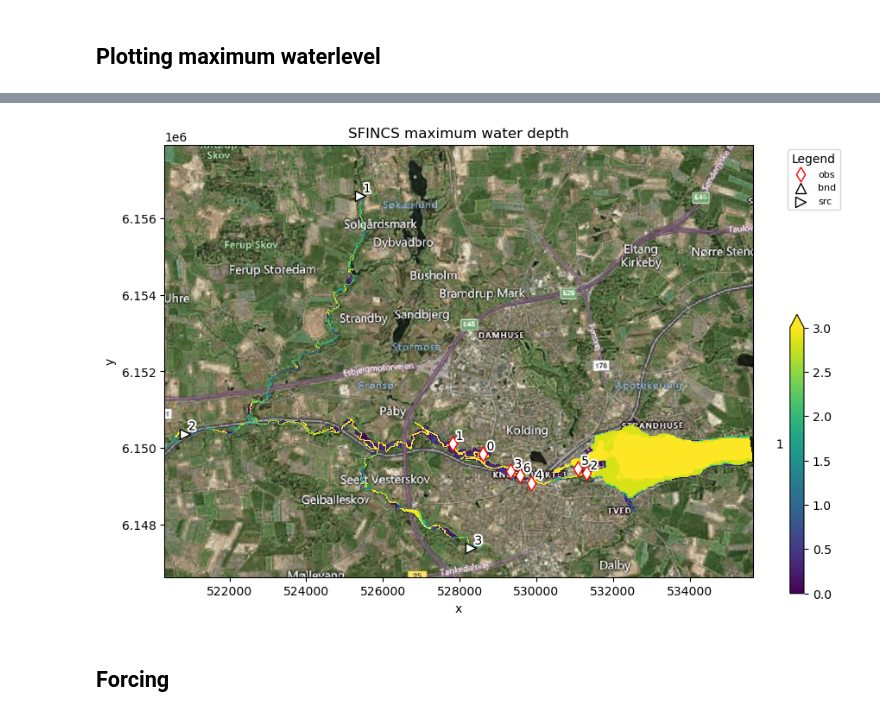
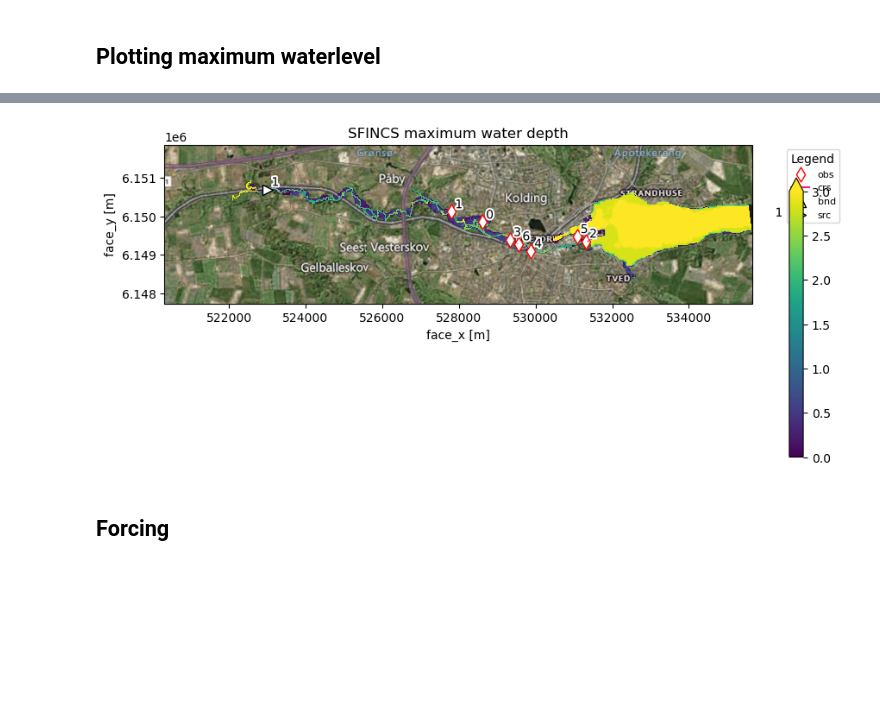
Before and after one commit to Deltares-research/DCA_sfincs, a Jupyter notebook: 02_scripts/4_postprocess_sfincs.ipynb, the cells around one changed output, grey strips where cells are left out. Drawn from its saved outputs; the diff is of its cells as text; code cells hidden in the pictures; blank space fills up the shorter version.

```diff
--- a/02_scripts/4_postprocess_sfincs.ipynb
+++ b/02_scripts/4_postprocess_sfincs.ipynb
@@ -16,7 +16,7 @@ from hydromt.log import setuplog
 # %%
 #sfincs_root_base = r"c:\git\sfincs_alblasserwaard\sfincs_discharge_base"  # (relative) path to sfincs root
 
-sfincs_root = r"p:\11209905-dca-sfincs-river\01_models\reduced_fixbridges\KoldingA_PAK_res25_sub5_riv3m"
+sfincs_root = r"p:\11209905-dca-sfincs-river\01_models\discharge_anlysis_base\kolding\res_25_subgrid_5m_riv_zb"
 #scenario_name = f"WL_{waterlevel}_breach_{breach}_depth_adjust_{depth_adjust}"
 
 working_dir = os.path.abspath(".")
@@ -42,10 +42,18 @@ dep = mod.data_catalog.get_rasterdataset("DEM_5x5m")
 # %% [markdown]
 ## Plotting maximum waterlevel
 # %%
-zsmax = mod.results["zs"]
+map_results = xr.open_dataset(join(mod.root, "sfincs_map.nc"), decode_times=False)
+
+
+#zsmax = mod.results["zs"]
+zsmax = map_results["zs"]
 zsmax = zsmax.max(dim='time')
 
-bed_level =  mod.results["zb"].copy()
+
+
+#bed_level =  mod.results["zb"].copy()
+bed_level = map_results["zb"]
+
 water_level_max = zsmax - bed_level
 
 hmin = 0.01
@@ -94,6 +103,6 @@ Hello2
 Hello3
 Hello4
-[figure, old version]
+[figure, new version]
 # %% [markdown]
 ## Forcing
 # %%
```
Also changed, not shown: parts of 3 cells of this notebook, 8 other files.
